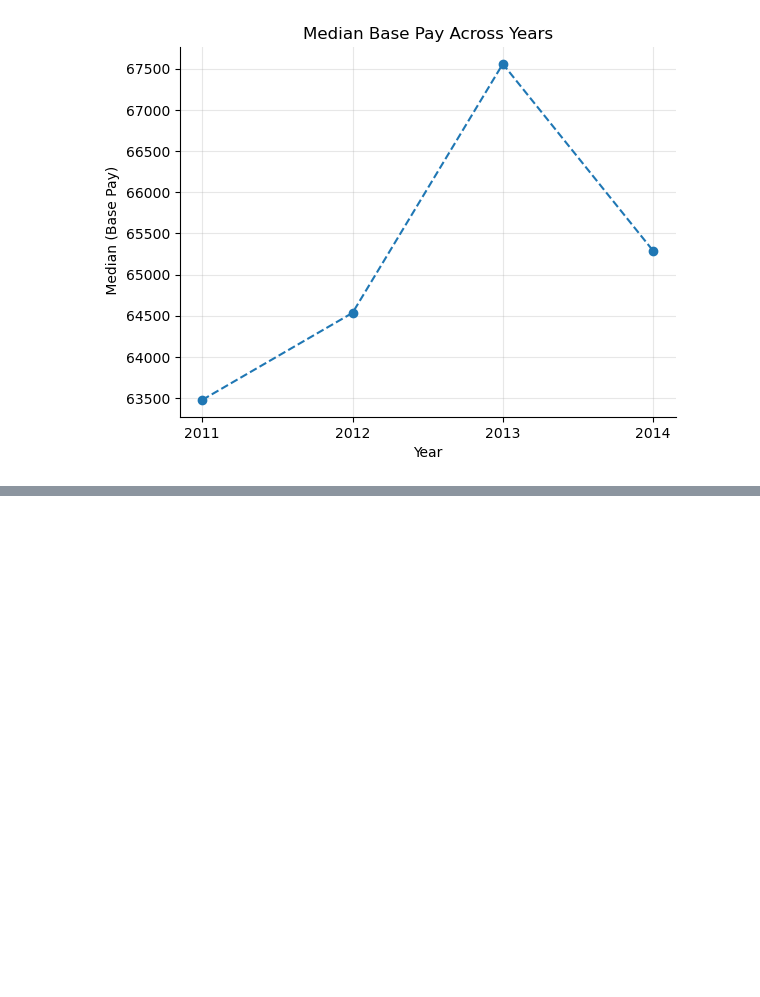
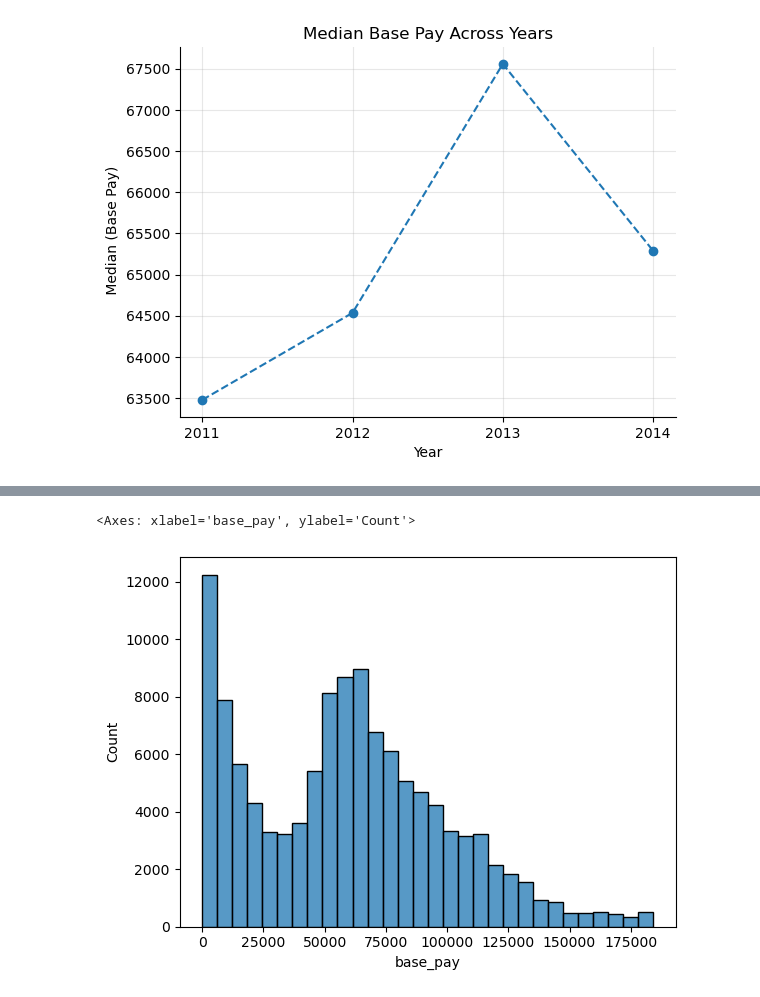
Before and after one commit to leiandrei/Salaries-Dataset-Cleaning-and-Aggregation, a Jupyter notebook: notebooks/analysis.ipynb, the cells around one changed output, grey strips where cells are left out. Cells and saved outputs as stored; diff of their text form; code cells hidden in the pictures; blank space fills up the shorter version.

Commit message:
(add): removed outliers

```diff
--- a/notebooks/analysis.ipynb
+++ b/notebooks/analysis.ipynb
@@ -157,0 +166,17 @@ Text(0.5, 1.0, 'Median Base Pay Across Years')
+# %%
+# get the iqr and upper and lower bound thresholds
+cols = ['base_pay', 'overtime_pay', 'other_pay', 'benefits', 'total_pay', 'total_pay_benefits']
+
+q1 = df[cols].quantile(0.25)
+q3 = df[cols].quantile(0.75)
+iqr = q3 - q1
+
+thresholds = pd.DataFrame({
+    'Q1 (25%)': q1,
+    'Q3 (75%)': q3,
+    'IQR': iqr,
+    'Lower Bound': q1 - 1.5 * iqr,
+    'Upper Bound': q3 + 1.5 * iqr
+})
+
+thresholds.round(2)
@@ -157,0 +191,4 @@ Text(0.5, 1.0, 'Median Base Pay Across Years')
+# %%
+# subset values without outliers
+no_outliers = df[((df[cols] > thresholds['Lower Bound']) & (df[cols] < thresholds['Upper Bound'])).all(axis=1)]
+no_outliers
@@ -157,0 +209,6 @@ Text(0.5, 1.0, 'Median Base Pay Across Years')
+# %%
+# plot distribution without outliers
+sns.histplot(data=no_outliers, x='base_pay', bins=30)
+# %% [output]
+<Axes: xlabel='base_pay', ylabel='Count'>
+[figure, added]
```
Also changed, not shown: parts of 7 cells of this notebook, 1 other file.
